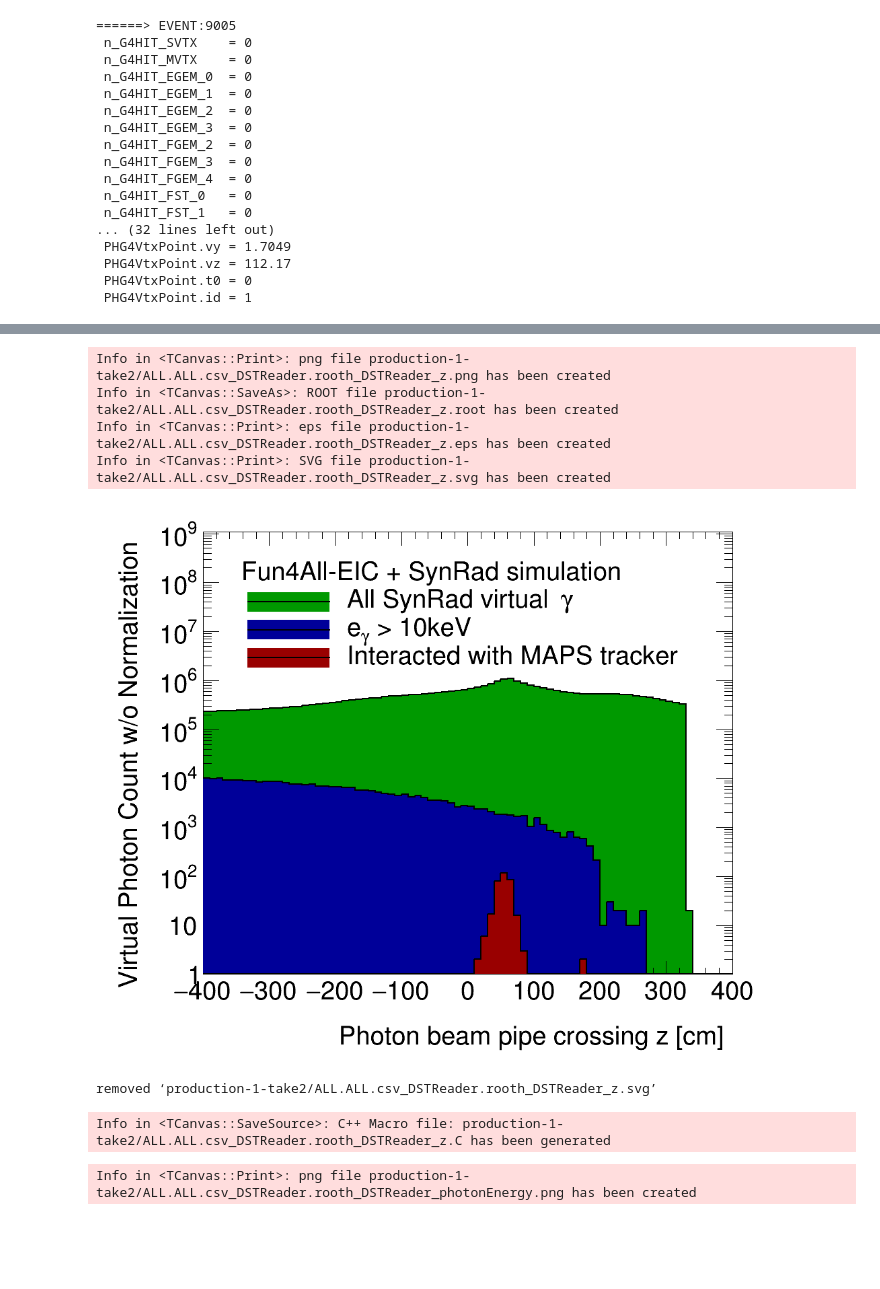
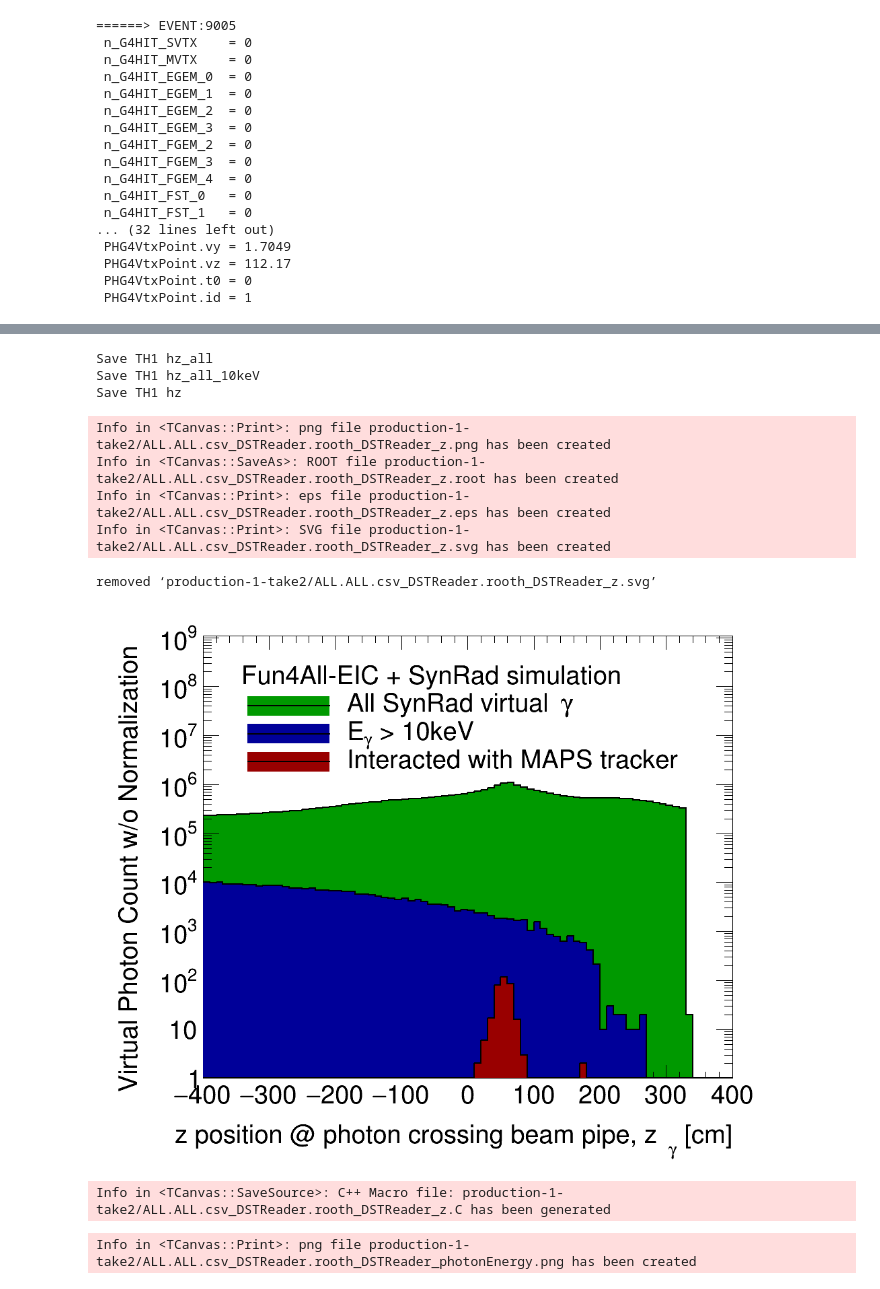
Before and after one commit to blackcathj/SynRad, a Jupyter notebook: DataCheckDSTReader.ipynb, the cells around one changed output, grey strips where cells are left out. Saved outputs shown, nothing was run; the diff lists cells and outputs as text; code cells hidden in the pictures; blank space fills up the shorter version.

```diff
--- a/DataCheckDSTReader.ipynb
+++ b/DataCheckDSTReader.ipynb
@@ -70,7 +70,7 @@ T->Show(9005);
     TH1*hz = new TH1F("hz","",80,-400,400);
     T->Draw("Sum$(PHG4VtxPoint.vz * (PHG4VtxPoint.id == 1))>>hz","n_G4HIT_MVTX>0","goff");
 
-    TH1*hz_all = new TH1F("hz_all","Photons and MAPS hits;Photon beam pipe crossing z [cm];Virtual Photon Count w/o Normalization",80,-400,400);
+    TH1*hz_all = new TH1F("hz_all","Photons and MAPS hits;z position @ photon crossing beam pipe, z_{#gamma} [cm];Virtual Photon Count w/o Normalization",80,-400,400);
     T->Draw("Sum$(PHG4VtxPoint.vz * (PHG4VtxPoint.id == 1)) >> hz_all","1","goff");
 
     TH1*hz_all_10keV = new TH1F("hz_all_10keV","",80,-400,400);
@@ -90,7 +90,7 @@ T->Show(9005);
 
     TLegend *leg = new TLegend(.2, .7, .9, .9,   "Fun4All-EIC + SynRad simulation");
     leg->AddEntry(hz_all, "All SynRad virtual #gamma", "lf");
-    leg->AddEntry(hz_all_10keV, "e_{#gamma} > 10keV", "lf");
+    leg->AddEntry(hz_all_10keV, "E_{#gamma} > 10keV", "lf");
     leg->AddEntry(hz, "Interacted with MAPS tracker", "lf");
     leg->Draw();
 
@@ -106,10 +107,13 @@ Save TH1 hz
-Info in <TCanvas::Print>: png file production-1-take2/ALL.ALL.csv_DSTReader.rooth_DSTReader_z.png has been created
-Info in <TCanvas::SaveAs>: ROOT file production-1-take2/ALL.ALL.csv_DSTReader.rooth_DSTReader_z.root has been created
-Info in <TCanvas::Print>: eps file production-1-take2/ALL.ALL.csv_DSTReader.rooth_DSTReader_z.eps has been created
-Info in <TCanvas::Print>: SVG file production-1-take2/ALL.ALL.csv_DSTReader.rooth_DSTReader_z.svg has been created
+Save TH1 hz_all
+Save TH1 hz_all_10keV
+Save TH1 hz
-[figure, old version]
-removed ‘production-1-take2/ALL.ALL.csv_DSTReader.rooth_DSTReader_z.svg’
+Info in <TCanvas::Print>: png file production-1-take2/ALL.ALL.csv_DSTReader.rooth_DSTReader_z.png has been created
+Info in <TCanvas::SaveAs>: ROOT file production-1-take2/ALL.ALL.csv_DSTReader.rooth_DSTReader_z.root has been created
+Info in <TCanvas::Print>: eps file production-1-take2/ALL.ALL.csv_DSTReader.rooth_DSTReader_z.eps has been created
+Info in <TCanvas::Print>: SVG file production-1-take2/ALL.ALL.csv_DSTReader.rooth_DSTReader_z.svg has been created
-Info in <TCanvas::SaveSource>: C++ Macro file: production-1-take2/ALL.ALL.csv_DSTReader.rooth_DSTReader_z.C has been generated
+removed ‘production-1-take2/ALL.ALL.csv_DSTReader.rooth_DSTReader_z.svg’
+[figure, new version]
+Info in <TCanvas::SaveSource>: C++ Macro file: production-1-take2/ALL.ALL.csv_DSTReader.rooth_DSTReader_z.C has been generated
 # %%
 {
     TCanvas *c1 = new TCanvas("h_DSTReader_photonEnergy", "h_DSTReader_photonEnergy", 1000, 860);
```
Also changed, not shown: parts of 1 cell of this notebook, 4 other files.
